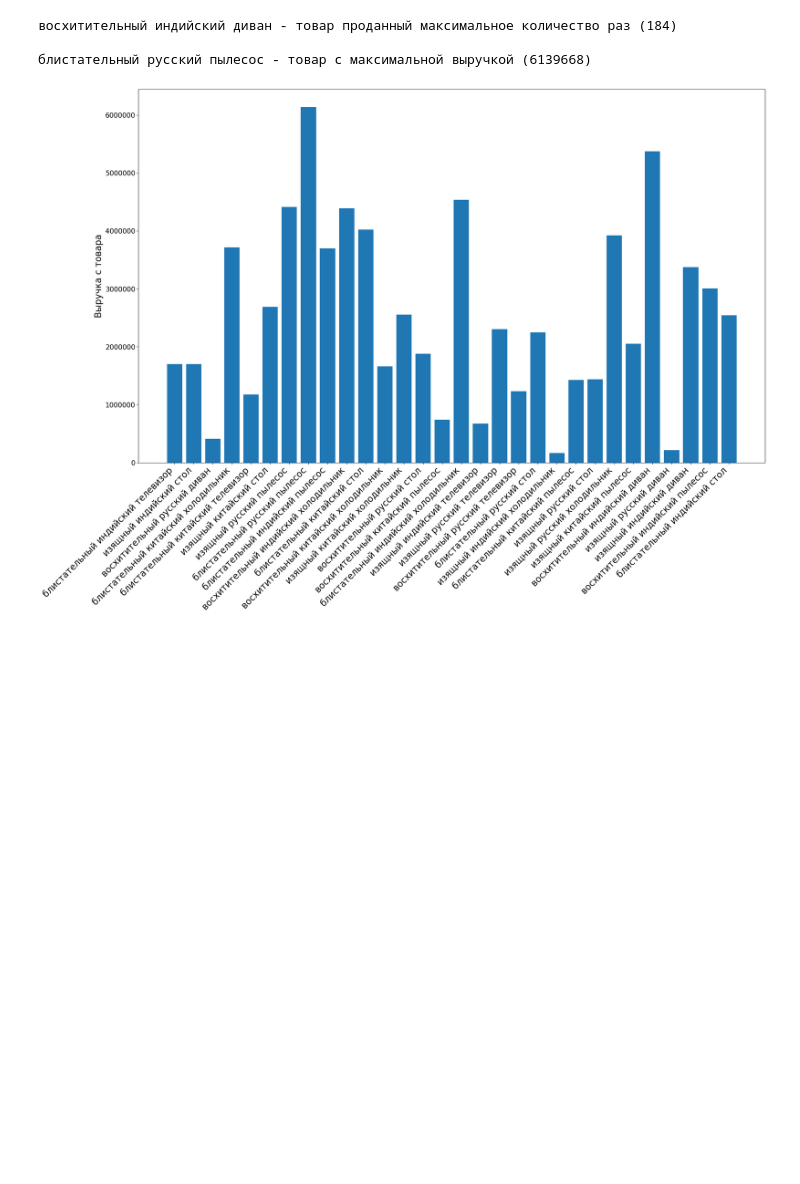
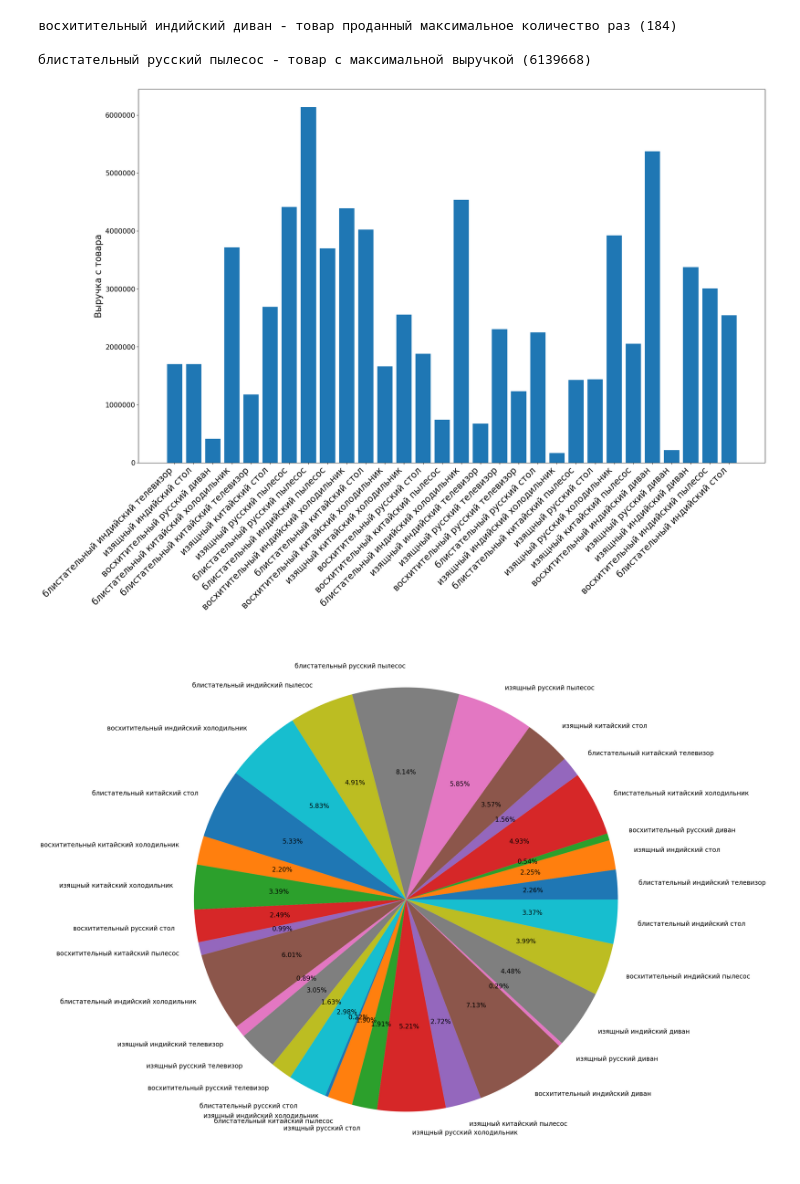
Before and after one commit to Lucash123321/course-work, a Jupyter notebook: course_work.ipynb, the cells around one changed output. Cells and saved outputs as stored; diff of their text form; code cells hidden in the pictures; blank space fills up the shorter version.

```diff
--- a/course_work.ipynb
+++ b/course_work.ipynb
@@ -223,31 +223,36 @@ def prepare_report(items):
     f.write('Название товара'.ljust(40) + '|' + 'Продано штук'.ljust(12) + '|' + 'Доля от выручки'.ljust(15) + '\n')
     plot_data = []
     for item in items:
         if hash_table.get(item[2]):
             data = hash_table.get(item[2])
             revenue_percent = round(data[1] / total_revenue *  100, 2)
             f.write(f'{item[2]}'.ljust(40) + '|' + f'{data[0]}'.rjust(12) + '|' + f'{revenue_percent}%'.rjust(15) + '\n')
             hash_table.remove(item[2])
-            plot_data.append([item[2], data[1]])
+            plot_data.append([item[2], data[1], revenue_percent])
     plt.figure(figsize=(25, 15))
     plt.bar([item[0] for item in plot_data], height=[item[1] for item in plot_data])
     plt.xticks(rotation=45, ha='right', fontsize=20)
     plt.yticks(fontsize=15)
     plt.gcf().axes[0].yaxis.get_major_formatter().set_scientific(False)
     plt.ylabel('Выручка с товара', fontsize=20)
+    plt.show()
+
+    plt.figure(figsize=(30, 30))
+    plt.pie([item[2] for item in plot_data], labels=[item[0] for item in plot_data], autopct = "%0.2f%%", textprops={'fontsize':20})
     plt.show()
 
 
 
 if __name__ == '__main__':
     # generate_data()
     with open('report.txt', 'w+') as f:
         items = parse_items_from_csv()
         get_max_sold_item(items)
         get_max_revenue_item(items)
         prepare_report(items)
 # %% [output]
 восхитительный индийский диван - товар проданный максимальное количество раз (184)
 
 блистательный русский пылесос - товар с максимальной выручкой (6139668)
 [figure]
+[figure, added]
```
